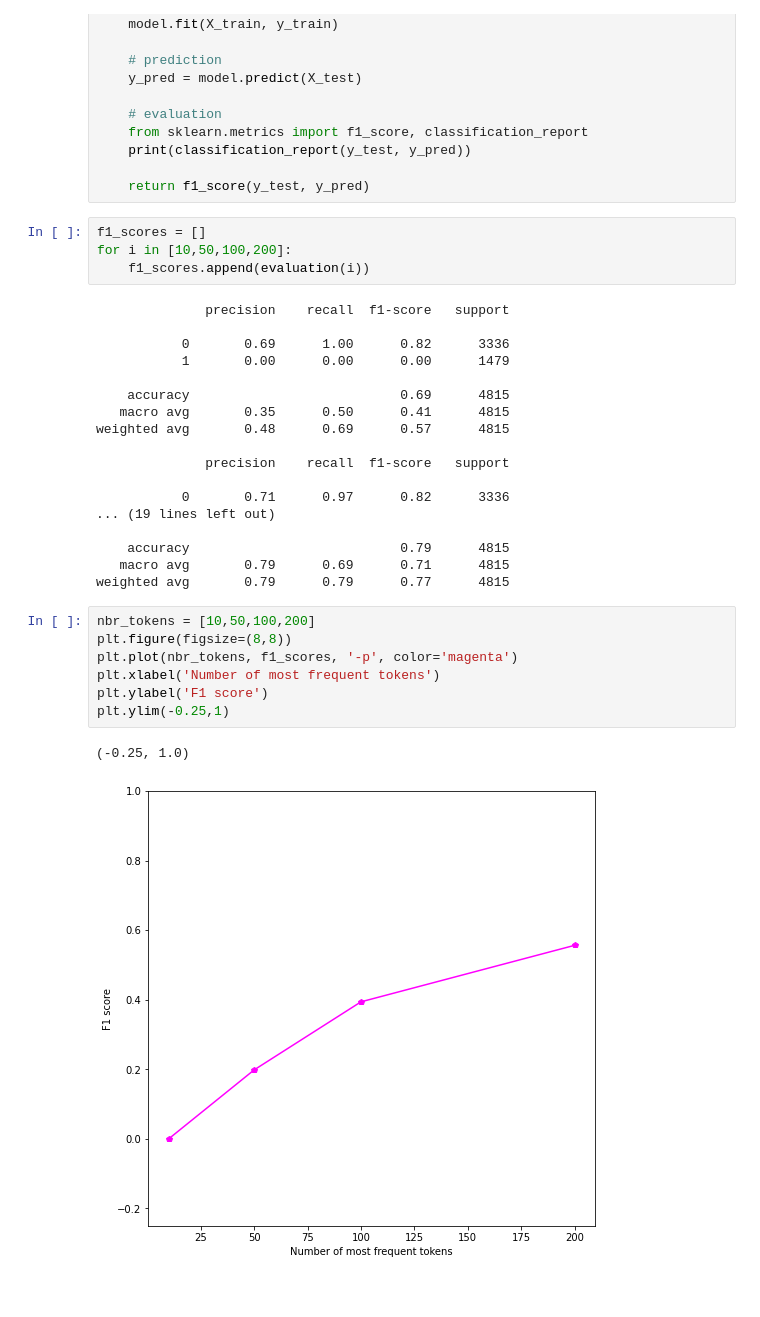
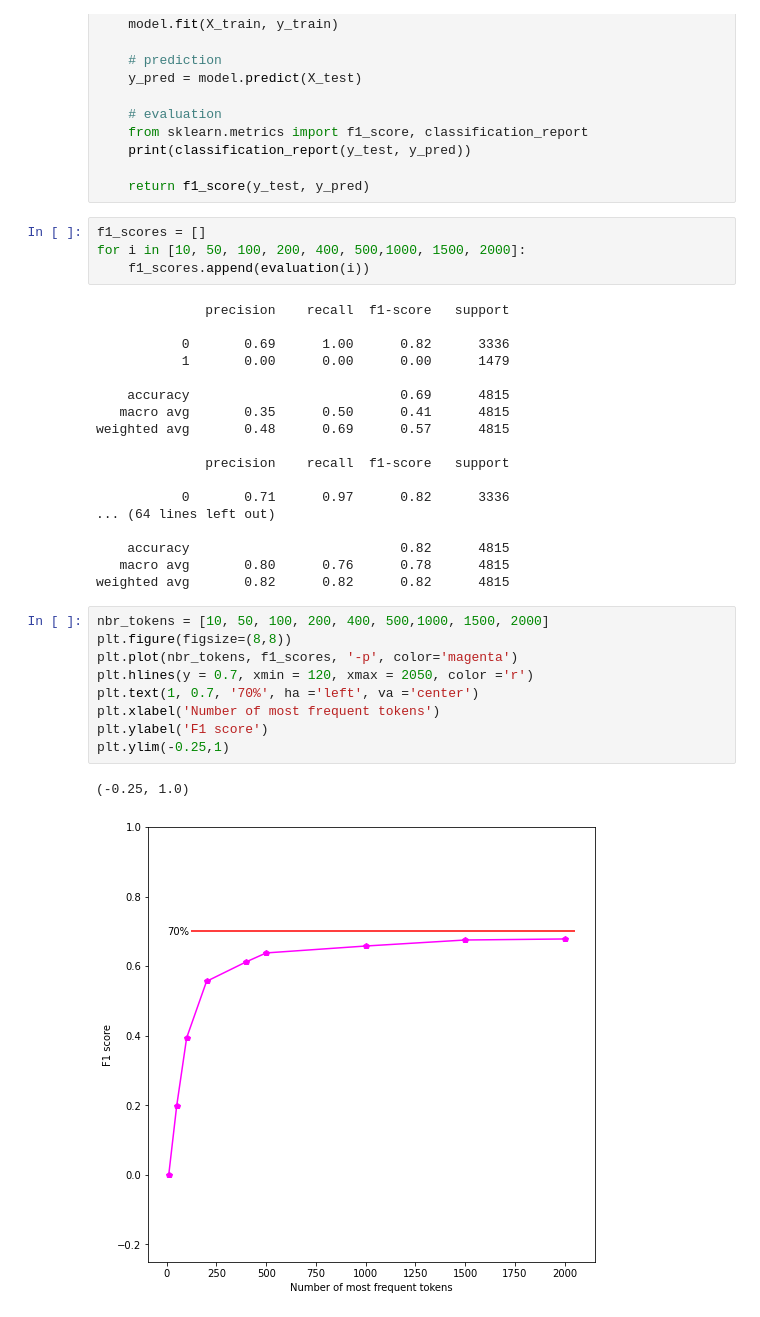
Before and after one commit to Nasseredd/DiscriminationTweetsProject, a Jupyter notebook: Project-Notebook.ipynb, the cells around one changed output. Saved outputs shown, nothing was run; the diff lists cells and outputs as text.

Commit message:
Evaluation on max 2000 tokens

```diff
--- a/Project-Notebook.ipynb
+++ b/Project-Notebook.ipynb
@@ -273,7 +270,7 @@ def evaluation(nbr_tokens):
     return f1_score(y_test, y_pred)
 # %%
 f1_scores = []
-for i in [10,50,100,200]:
+for i in [10, 50, 100, 200, 400, 500,1000, 1500, 2000]:
     f1_scores.append(evaluation(i))
 # %% [output]
               precision    recall  f1-score   support
@@ -288,18 +285,20 @@ weighted avg       0.48      0.69      0.57      4815
               precision    recall  f1-score   support
 
            0       0.71      0.97      0.82      3336
-... (19 lines left out)
+... (64 lines left out)
 
-    accuracy                           0.79      4815
-   macro avg       0.79      0.69      0.71      4815
-weighted avg       0.79      0.79      0.77      4815
+    accuracy                           0.82      4815
+   macro avg       0.80      0.76      0.78      4815
+weighted avg       0.82      0.82      0.82      4815
 # %%
-nbr_tokens = [10,50,100,200]
+nbr_tokens = [10, 50, 100, 200, 400, 500,1000, 1500, 2000]
 plt.figure(figsize=(8,8))
 plt.plot(nbr_tokens, f1_scores, '-p', color='magenta')
+plt.hlines(y = 0.7, xmin = 120, xmax = 2050, color ='r')
+plt.text(1, 0.7, '70%', ha ='left', va ='center')
 plt.xlabel('Number of most frequent tokens')
 plt.ylabel('F1 score')
 plt.ylim(-0.25,1)
 # %% [output]
 (-0.25, 1.0)
-[figure, old version]
+[figure, new version]
```
Also changed, not shown: parts of 2 cells of this notebook.
